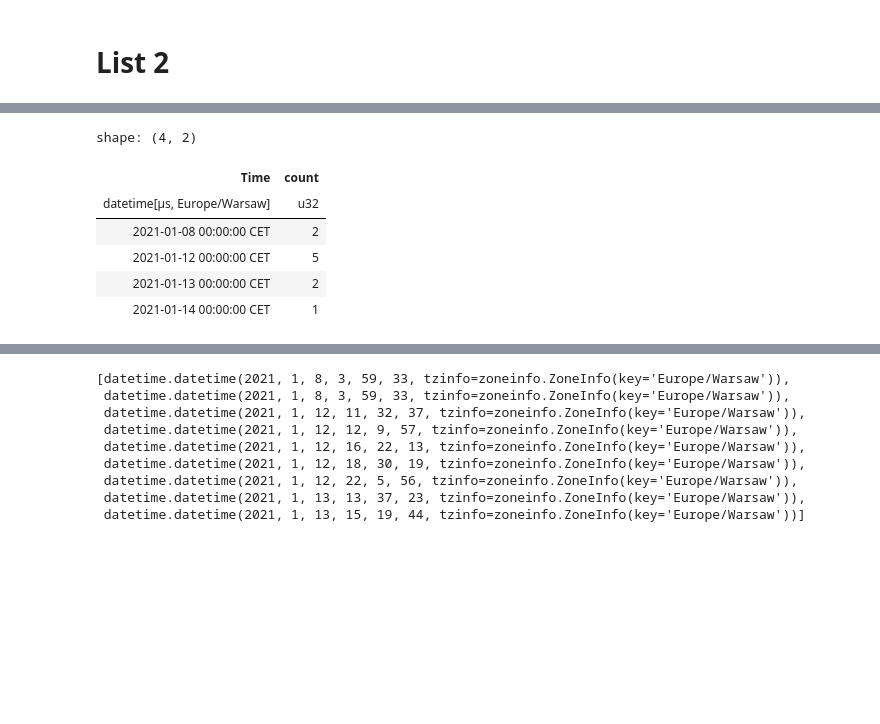
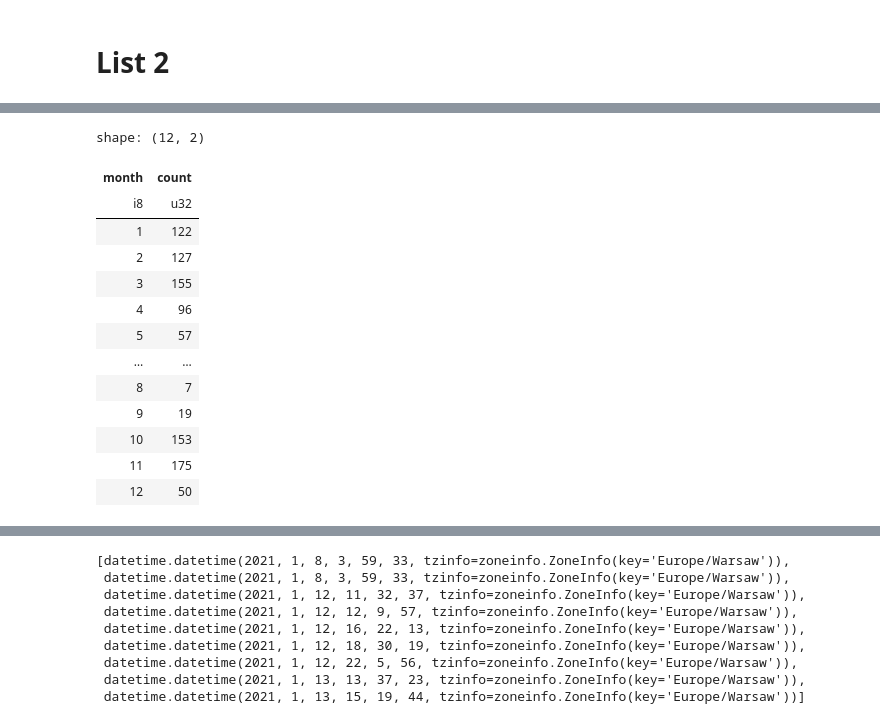
Before and after one commit to Ziverael/Studies2, a Jupyter notebook: aoud/list2.ipynb, the cells around one changed output, grey strips where cells are left out. Saved outputs shown, nothing was run; the diff lists cells and outputs as text; code cells hidden in the pictures; blank space fills up the shorter version.

```diff
--- a/aoud/list2.ipynb
+++ b/aoud/list2.ipynb
@@ -46,7 +52,9 @@ def analyze_freq_pattern(manager: GmailIMAP, message_max_limit: int = 100):
     dates = pl.DataFrame({"Time": [m.message.date for m in messages]})
     return dates
 # %%
+%%time
+MAILS_TO_DOWNLOAD = 1000
 imap = GmailIMAP(USER_AUTH.user, USER_AUTH.password)
-dates = analyze_freq_pattern(imap, 10)
+dates = analyze_freq_pattern(imap, MAILS_TO_DOWNLOAD)
 imap.conn.logout()
 # %% [output]
@@ -55,28 +65,70 @@ Successfully read 10.
 ('BYE', [b'LOGOUT Requested'])
+# %%
+is_written: bool = True
+if not is_written:
+    with Path("data/dates.pkl").open("wb") as f:
+        pickle.dump(dates, f)
+else:
+    with Path("data/dates.pkl").open("rb") as f:
+        dates = pickle.load(f)
 # %%
 # daily_hist = (
 #     dates
 #     .with_columns(pl.col("Time").dt.truncate("1d").alias("day"))
 #     .group_by("day")
 #     .agg(pl.len().alias("count"))
 #     .sort("day")
 # )
 
 daily_hist = (
-    dates.group_by_dynamic(
+    dates
+    .sort("Time")
+    .group_by_dynamic(
         index_column="Time",
         every="1d",
         closed="left"
     )
     .agg(pl.len().alias("count"))
 )
 
-daily_hist
+daily_pattern = (
+    dates
+    .with_columns(pl.col("Time").dt.hour().alias("hour"))
+    .group_by("hour")
+    .agg(pl.len().alias("count"))
+    .sort("hour")
+)
+
+monthly_pattern = (
+    dates
+    .with_columns(pl.col("Time").dt.month().alias("month"))
+    .group_by("month")
+    .agg(pl.len().alias("count"))
+    .sort("month")
+)
+
+
+weekly_pattern = (
+    dates
+    .with_columns(pl.col("Time").dt.weekday().alias("day"))
+    .group_by("day")
+    .agg(pl.len().alias("count"))
+    .sort("day")
+)
+daily_pattern
+monthly_pattern
 # %% [output]
-shape: (4, 2)
+shape: (12, 2)
-| Time | count |
-| datetime[μs, Europe/Warsaw] | u32 |
-| 2021-01-08 00:00:00 CET | 2 |
-| 2021-01-12 00:00:00 CET | 5 |
-| 2021-01-13 00:00:00 CET | 2 |
-| 2021-01-14 00:00:00 CET | 1 |
+| month | count |
+| i8 | u32 |
+| 1 | 122 |
+| 2 | 127 |
+| 3 | 155 |
+| 4 | 96 |
+| 5 | 57 |
+| … | … |
+| 8 | 7 |
+| 9 | 19 |
+| 10 | 153 |
+| 11 | 175 |
+| 12 | 50 |
```
Also changed, not shown: parts of 11 cells of this notebook, 1 other file.
